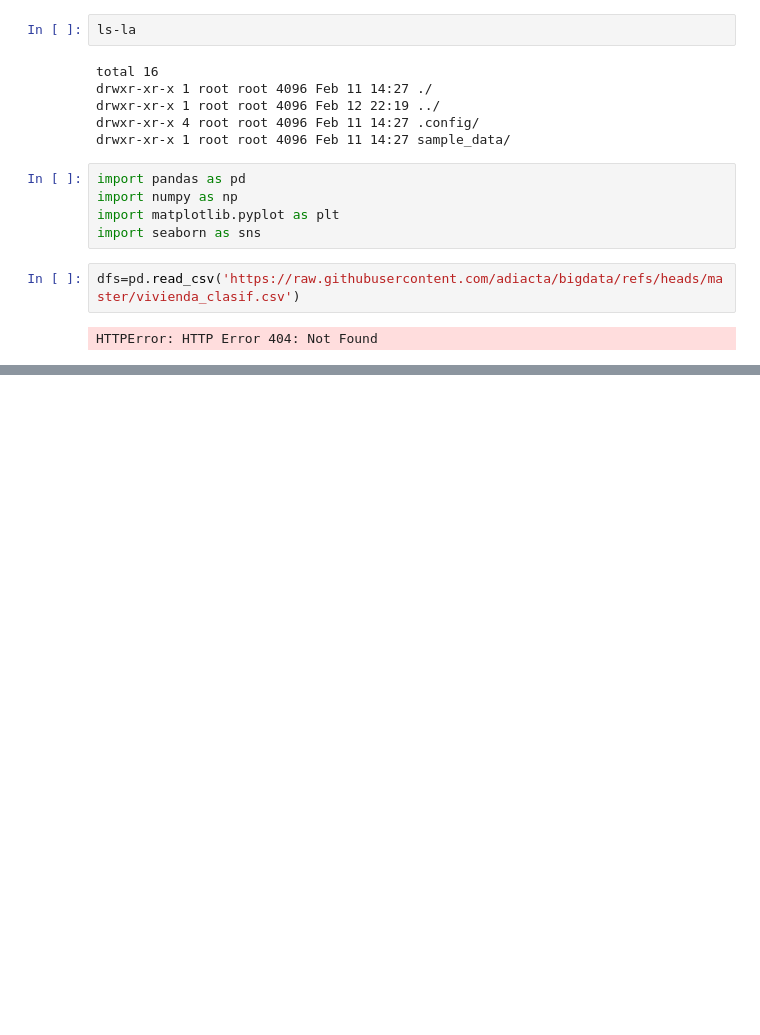
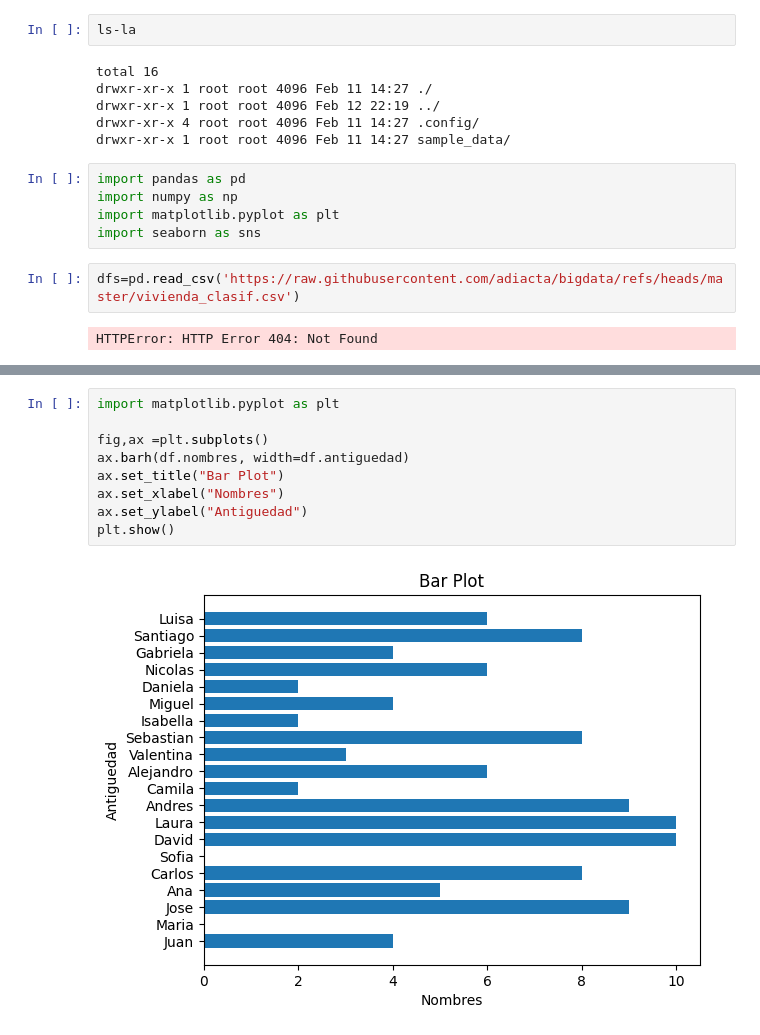
Before and after one commit to anamanu4/Curso-Inteligencia-Artificial, a Jupyter notebook: EDA_apuntes_de_clases.ipynb, the cells around one changed output, grey strips where cells are left out. Drawn from its saved outputs; the diff is of its cells as text; blank space fills up the shorter version.

```diff
--- a/EDA_apuntes_de_clases.ipynb
+++ b/EDA_apuntes_de_clases.ipynb
@@ -43,0 +303,11 @@ HTTPError: HTTP Error 404: Not Found
+# %%
+import matplotlib.pyplot as plt
+
+fig,ax =plt.subplots()
+ax.barh(df.nombres, width=df.antiguedad)
+ax.set_title("Bar Plot")
+ax.set_xlabel("Nombres")
+ax.set_ylabel("Antiguedad")
+plt.show()
+# %% [output]
+[figure, added]
```
Also changed, not shown: parts of 22 cells of this notebook.
